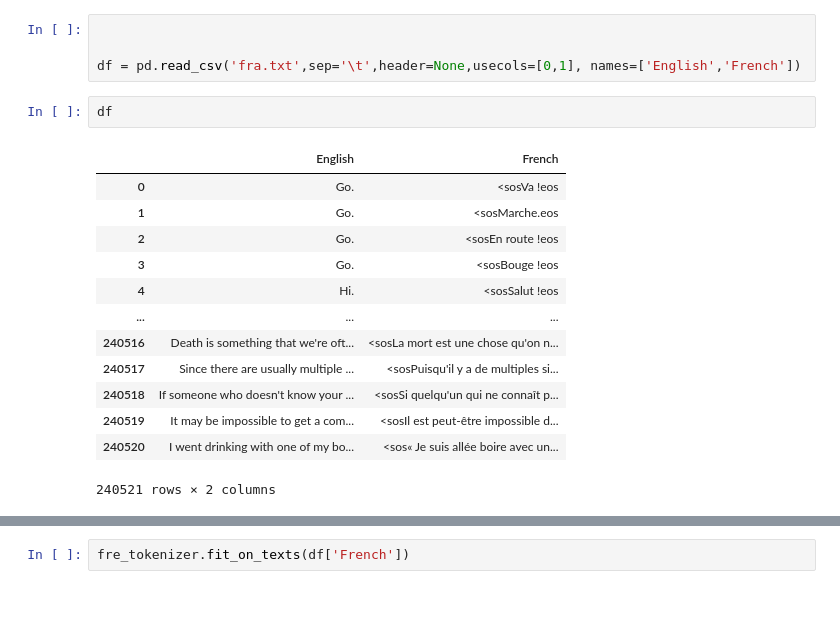
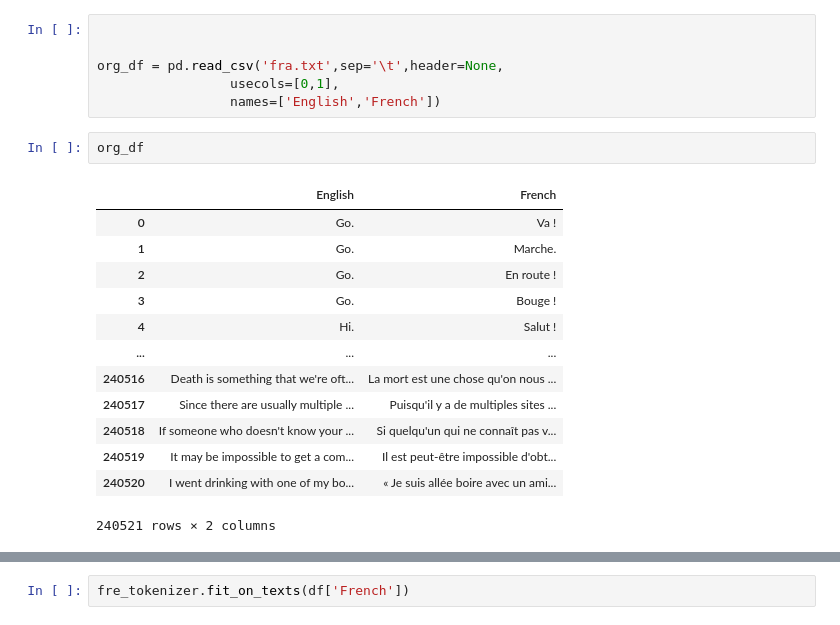
Before and after one commit to amandipde/ML_From_scratch, a Jupyter notebook: seq_2_seq/seq_2_seq.ipynb, the cells around one changed output, grey strips where cells are left out. Cells and saved outputs as stored; diff of their text form.

```diff
--- a/seq_2_seq/seq_2_seq.ipynb
+++ b/seq_2_seq/seq_2_seq.ipynb
@@ -3,20 +9,22 @@ import pandas as pd
 # %%
 
 
-df = pd.read_csv('fra.txt',sep='\t',header=None,usecols=[0,1], names=['English','French'])
+org_df = pd.read_csv('fra.txt',sep='\t',header=None,
+                 usecols=[0,1],
+                 names=['English','French'])
 # %%
-df
+org_df
 # %% [output]
 |  | English | French |
-| 0 | Go. | <sosVa !eos |
-| 1 | Go. | <sosMarche.eos |
-| 2 | Go. | <sosEn route !eos |
-| 3 | Go. | <sosBouge !eos |
-| 4 | Hi. | <sosSalut !eos |
+| 0 | Go. | Va ! |
+| 1 | Go. | Marche. |
+| 2 | Go. | En route ! |
+| 3 | Go. | Bouge ! |
+| 4 | Hi. | Salut ! |
 | ... | ... | ... |
-| 240516 | Death is something that we're oft... | <sosLa mort est une chose qu'on n... |
-| 240517 | Since there are usually multiple ... | <sosPuisqu'il y a de multiples si... |
-| 240518 | If someone who doesn't know your ... | <sosSi quelqu'un qui ne connaît p... |
-| 240519 | It may be impossible to get a com... | <sosIl est peut-être impossible d... |
-| 240520 | I went drinking with one of my bo... | <sos« Je suis allée boire avec un... |
+| 240516 | Death is something that we're oft... | La mort est une chose qu'on nous ... |
+| 240517 | Since there are usually multiple ... | Puisqu'il y a de multiples sites ... |
+| 240518 | If someone who doesn't know your ... | Si quelqu'un qui ne connaît pas v... |
+| 240519 | It may be impossible to get a com... | Il est peut-être impossible d'obt... |
+| 240520 | I went drinking with one of my bo... | « Je suis allée boire avec un ami... |
 240521 rows × 2 columns
```
Also changed, not shown: parts of 38 cells of this notebook, 3 other files.
